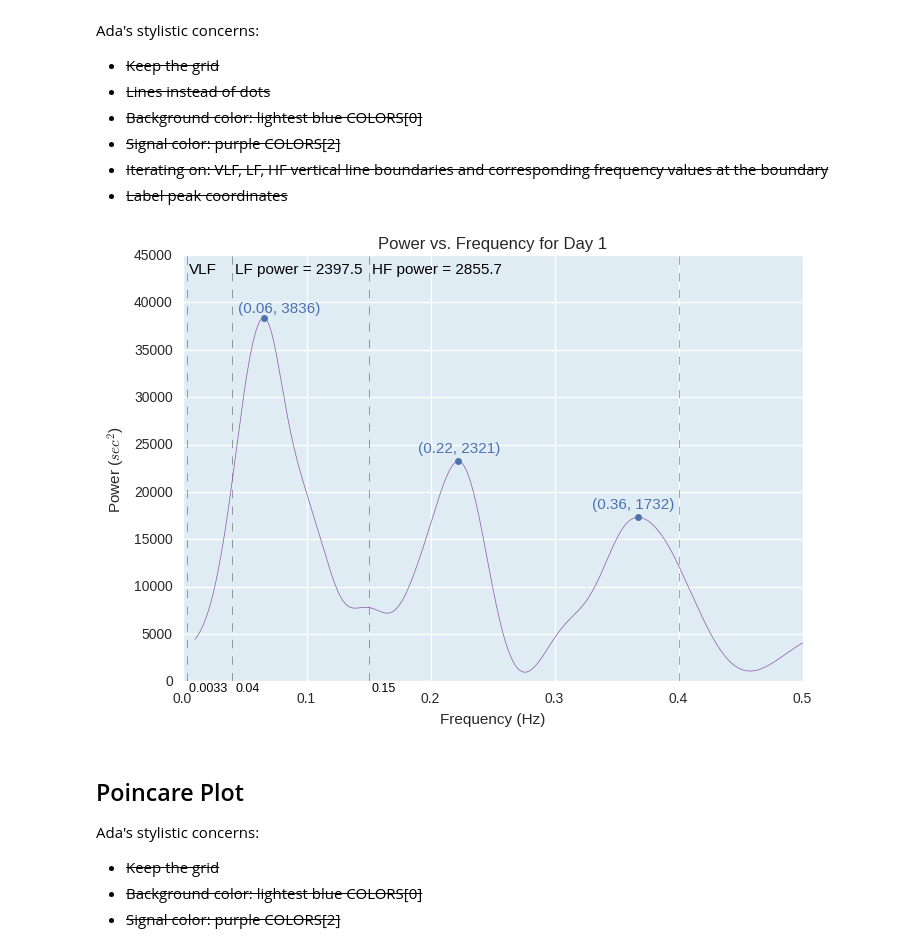
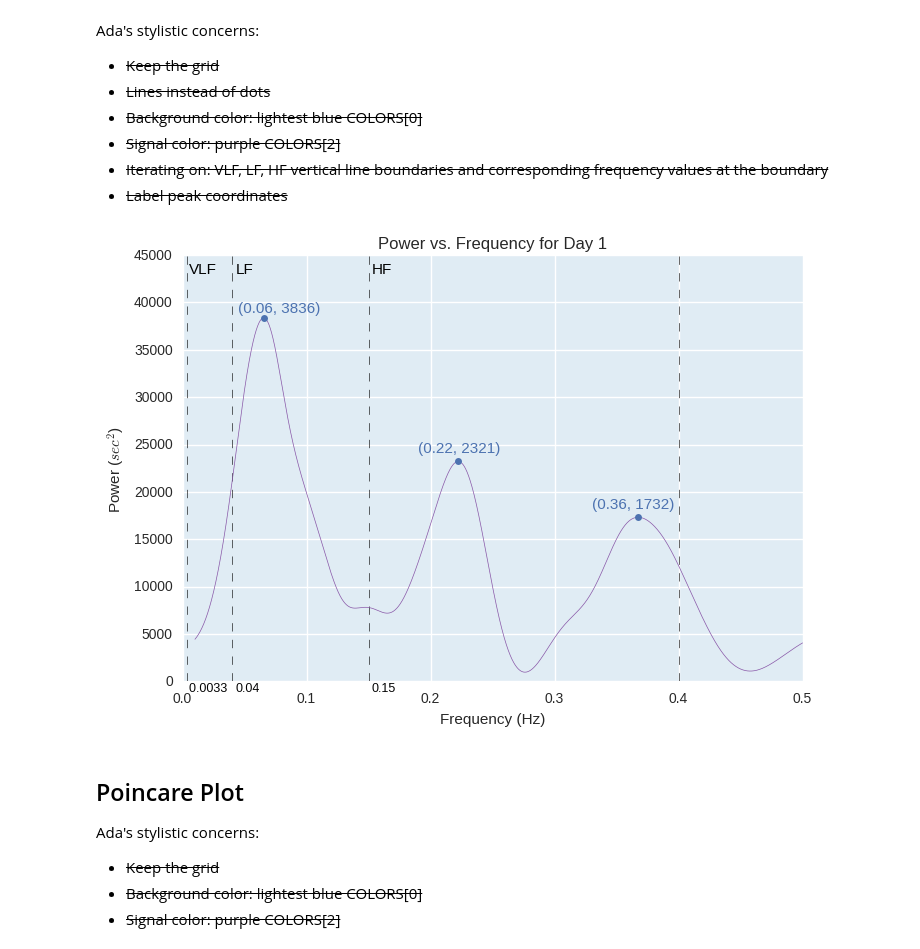
Before and after one commit to terrrychan/PHS-Project, a Jupyter notebook: Visualizations.ipynb, the cells around one changed output. Drawn from its saved outputs; the diff is of its cells as text; code cells hidden in the pictures.

Commit message:
removed out LF and HF power value text, updated DFA plot titles to include "Day 1", etc.

```diff
--- a/Visualizations.ipynb
+++ b/Visualizations.ipynb
@@ -43,7 +43,7 @@ ACTIVITYLABELS = {0: "Silent",
                   5: "NREM",
                   6: "Charging"}
 
-VLINEALPHA = 0.5
+VLINEALPHA = 0.85
 VLINECOLOR = 'k'
 VLINEWIDTH = 0.5
 VLINESTYLE = '--'
@@ -198,40 +198,40 @@ axes.set_ylim([0, 45000])
 # labelling power regions
 place_text(0.01, 0.95, 'VLF', axes)
 place_text(0.01, -0.03, '0.0033 ', axes, specific_fontsize=9)
-place_text(0.085, 0.95, 'LF power = ' + str(lf)[:-5], axes)
+place_text(0.085, 0.95, 'LF', axes)
 place_text(0.085, -0.03, '0.04', axes, specific_fontsize=9)
-place_text(0.305, 0.95, 'HF power = ' + str(hf)[:-5], axes)
+place_text(0.305, 0.95, 'HF', axes)
 place_text(0.305, -0.03, '0.15', axes, specific_fontsize=9)
 
 # labelling the peaks
 local_max_indices = argrelextrema(np.array(data['periodogram']), np.greater)
 plt.plot(data['freqs'][local_max_indices[0][0]],
          data['periodogram'][local_max_indices[0][0]],
          'o', color=LOCALMAXCOLOR, markersize=LOCALMAXMARKERSIZE)
 text = '(' + str(data['freqs'][local_max_indices[0][0]])[0:4] + ', ' + str(data['periodogram'][local_max_indices[0][0]])[0:4] + ')'
 place_text(0.09, 0.86, text, axes, specific_color=LOCALMAXCOLOR)
 
 plt.plot(data['freqs'][local_max_indices[0][2]],
          data['periodogram'][local_max_indices[0][2]],
          'o', color=LOCALMAXCOLOR, markersize=LOCALMAXMARKERSIZE)
 text = '(' + str(data['freqs'][local_max_indices[0][2]])[0:4] + ', ' + str(data['periodogram'][local_max_indices[0][2]])[0:4] + ')'
 place_text(0.38, 0.53, text, axes, specific_color=LOCALMAXCOLOR)
 
 plt.plot(data['freqs'][local_max_indices[0][3]],
          data['periodogram'][local_max_indices[0][3]],
          'o', color=LOCALMAXCOLOR, markersize=LOCALMAXMARKERSIZE)
 text = '(' + str(data['freqs'][local_max_indices[0][3]])[0:4] + ', ' + str(data['periodogram'][local_max_indices[0][3]])[0:4] + ')'
 place_text(0.66, 0.4, text, axes, specific_color=LOCALMAXCOLOR)
 
 plt.xlabel("Frequency (Hz)")
 plt.ylabel("Power ($sec^2$)")
 plt.title("Power vs. Frequency for Day 1")
 
 plt.savefig('day1_FrequencyDomainSignal.png', format='png')
 plt.savefig('day1_FrequencyDomainSignal.pdf', format='pdf')
 plt.show()
 # %% [output]
-[figure, old version]
+[figure, new version]
 # %% [markdown]
 ## Poincare Plot
 
```
Also changed, not shown: parts of 1 cell of this notebook, 8 other files.
